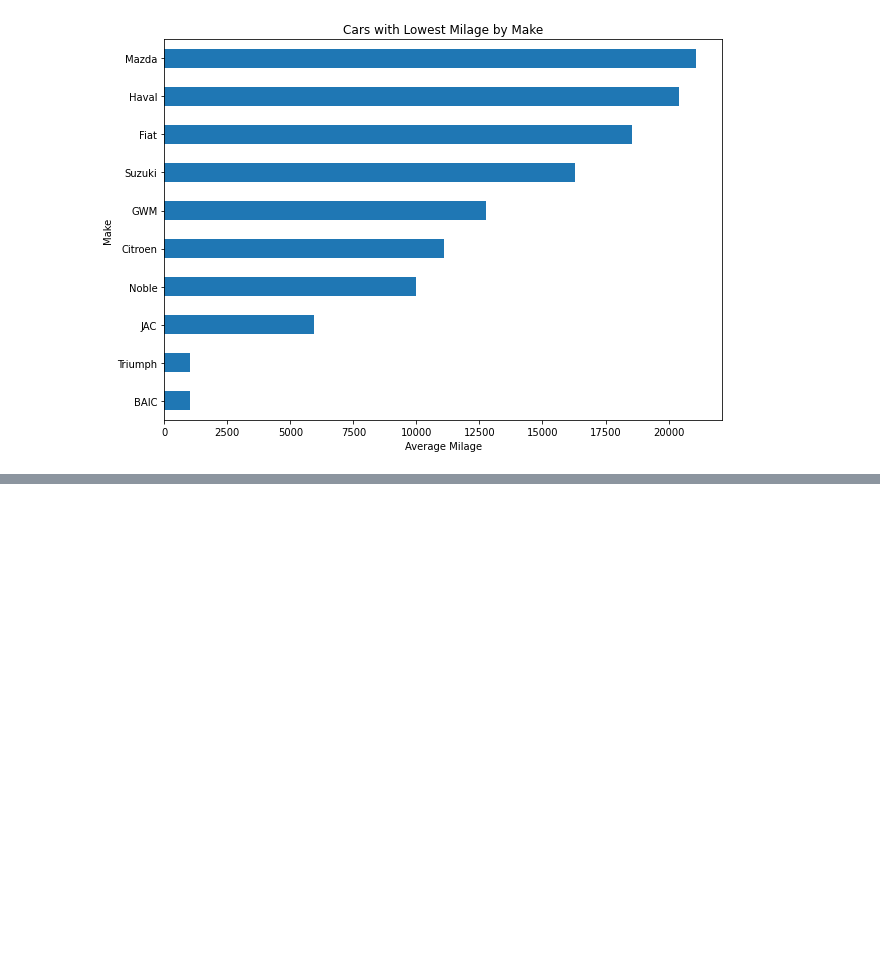
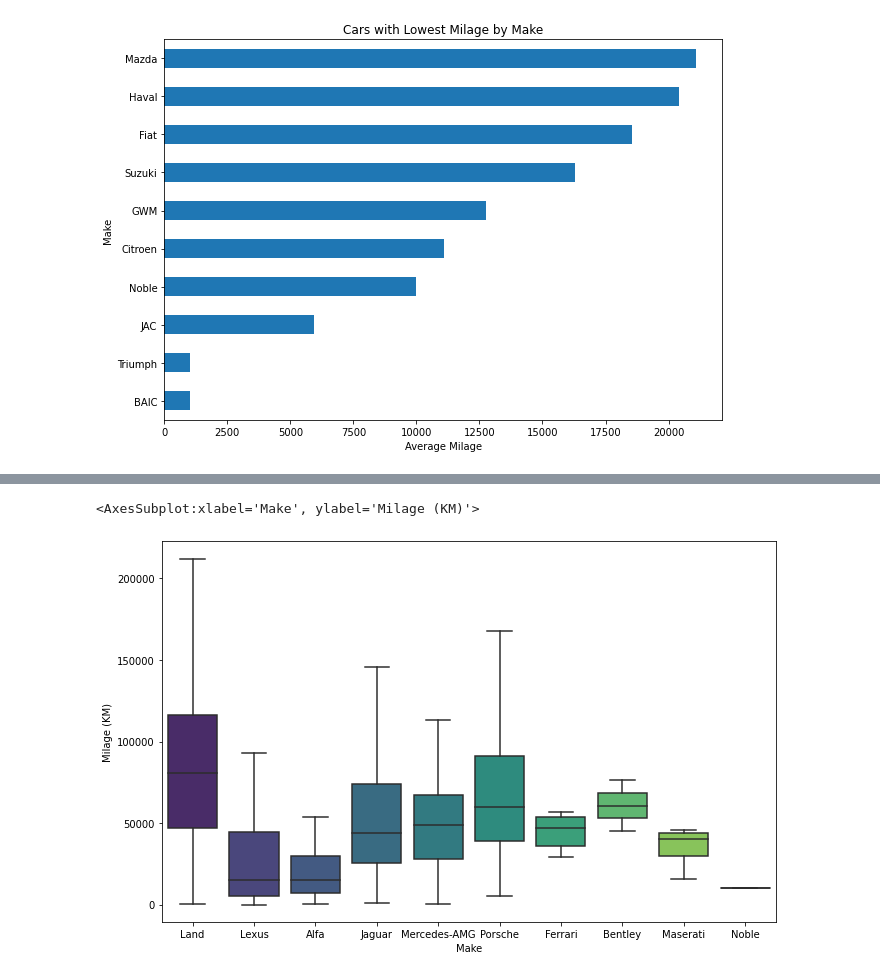
Before and after one commit to pangsthemans/AutoTraderAnalysis, a Jupyter notebook: scrape.ipynb, the cells around one changed output, grey strips where cells are left out. Saved outputs shown, nothing was run; the diff lists cells and outputs as text; code cells hidden in the pictures; blank space fills up the shorter version.

```diff
--- a/scrape.ipynb
+++ b/scrape.ipynb
@@ -229,0 +230,7 @@ sns.boxplot(x=carcsv[carcsv['Make'].isin(cheapestCars)]['Make'],y=carcsv['Price'
+# %%
+expensiveCars=carcsv.groupby('Make')['Price'].mean().nlargest(10).keys().tolist()
+plt.figure(figsize=(11, 7))
+sns.boxplot(x=carcsv[carcsv['Make'].isin(expensiveCars)]['Make'],y=carcsv['Milage (KM)'],showfliers=False, palette="viridis")
+# %% [output]
+<AxesSubplot:xlabel='Make', ylabel='Milage (KM)'>
+[figure, added]
```
Also changed, not shown: parts of 1 cell of this notebook.
